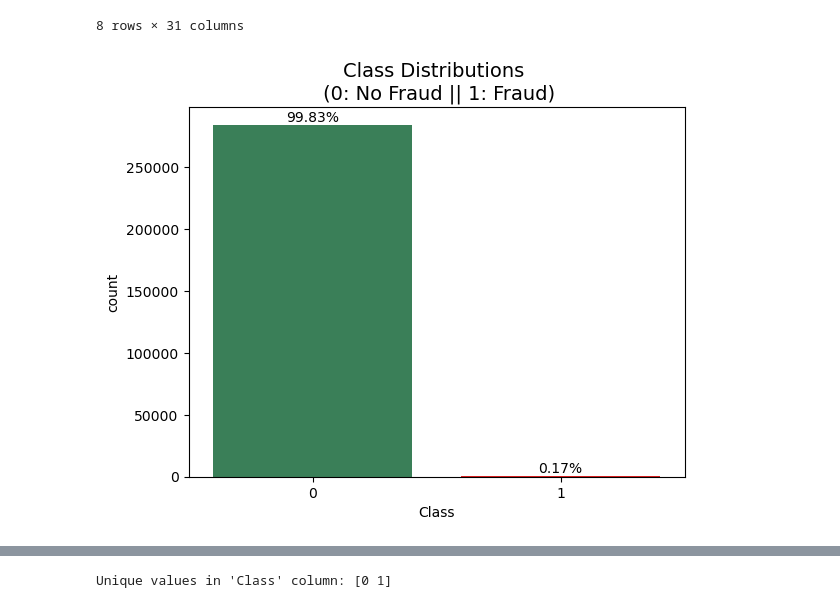
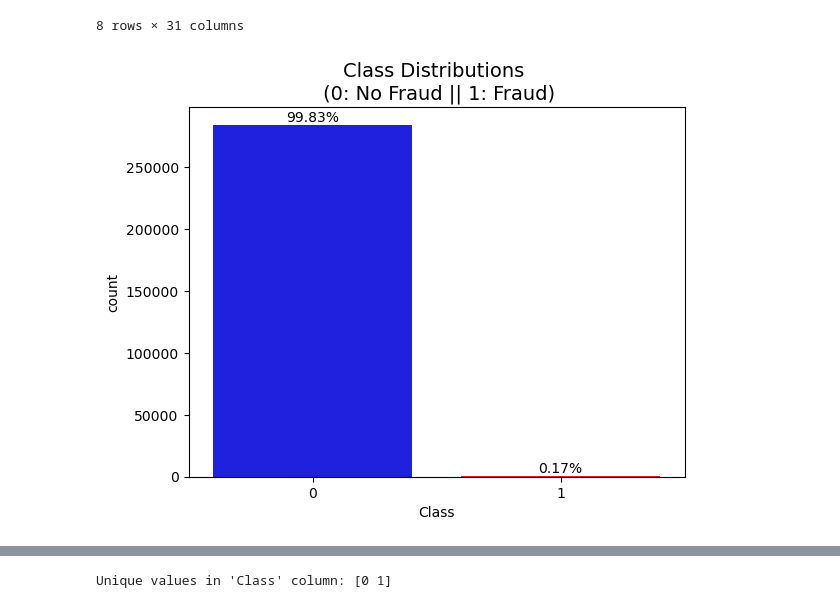
Before and after one commit to ifonseca69/project_2, a Jupyter notebook: Isaac_Fonseca/EDA.ipynb, the cells around one changed output, grey strips where cells are left out. Saved outputs shown, nothing was run; the diff lists cells and outputs as text; code cells hidden in the pictures.

```diff
--- a/Isaac_Fonseca/EDA.ipynb
+++ b/Isaac_Fonseca/EDA.ipynb
@@ -55,20 +55,20 @@ df.describe()
 8 rows × 31 columns
 # %%
 # Create the count plot to visualize the imbalance data with a percentages of fraud and no fraud
-ax = sns.countplot(x='Class', data=df, palette={0: 'seagreen', 1: 'red'})
+ax = sns.countplot(x='Class', data=df, palette={0: 'blue', 1: 'red'})
 
 # Calculate percentages
 total = len(df)
 for p in ax.patches:
     percentage = '{:.2f}%'.format(100 * p.get_height() / total)
     x = p.get_x() + p.get_width() / 2
     y = p.get_height()
     ax.annotate(percentage, (x, y), ha='center', va='bottom')
 
 # Add the title
 plt.title('Class Distributions \n (0: No Fraud || 1: Fraud)', fontsize=14)
 
 # Show the plot
 plt.show()
 # %% [output]
-[figure, old version]
+[figure, new version]
```
Also changed, not shown: parts of 14 cells of this notebook, 2 other files.
